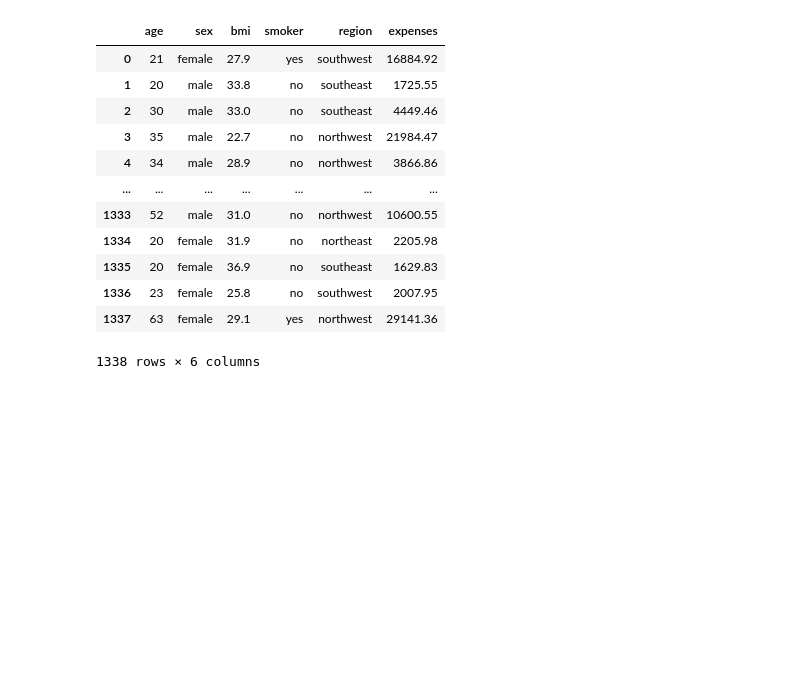
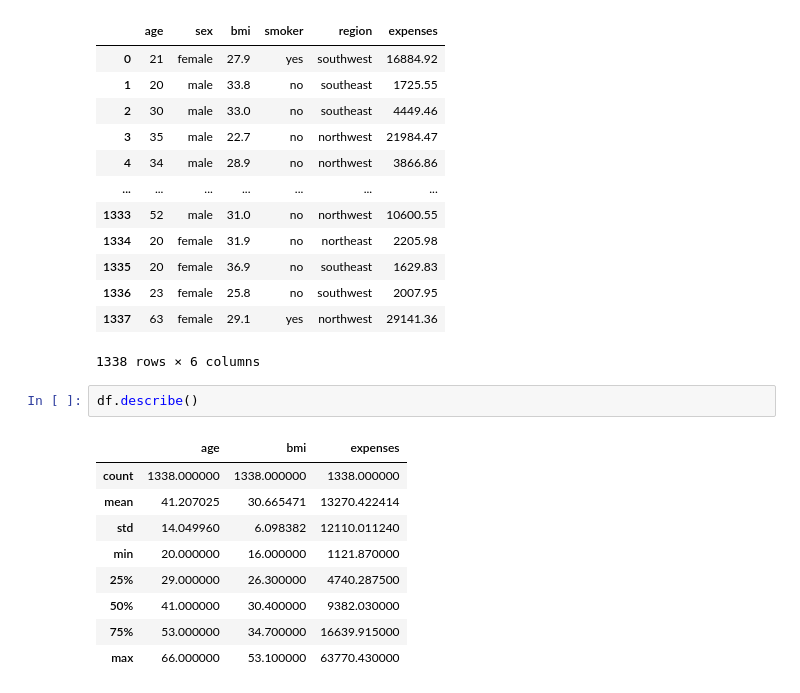
Before and after one commit to syedrazvi09/Machine-Learning-Roadmap, a Jupyter notebook: 11-Data Analysis with Python/11.2-pandas.ipynb, the cells around one changed output. Cells and saved outputs as stored; diff of their text form; blank space fills up the shorter version.

```diff
--- a/11-Data Analysis with Python/11.2-pandas.ipynb
+++ b/11-Data Analysis with Python/11.2-pandas.ipynb
@@ -242,3 +242,15 @@ df
 | 1336 | 23 | female | 25.8 | no | southwest | 2007.95 |
 | 1337 | 63 | female | 29.1 | yes | northwest | 29141.36 |
 1338 rows × 6 columns
+# %%
+df.describe()
+# %% [output]
+|  | age | bmi | expenses |
+| count | 1338.000000 | 1338.000000 | 1338.000000 |
+| mean | 41.207025 | 30.665471 | 13270.422414 |
+| std | 14.049960 | 6.098382 | 12110.011240 |
+| min | 20.000000 | 16.000000 | 1121.870000 |
+| 25% | 29.000000 | 26.300000 | 4740.287500 |
+| 50% | 41.000000 | 30.400000 | 9382.030000 |
+| 75% | 53.000000 | 34.700000 | 16639.915000 |
+| max | 66.000000 | 53.100000 | 63770.430000 |
```
